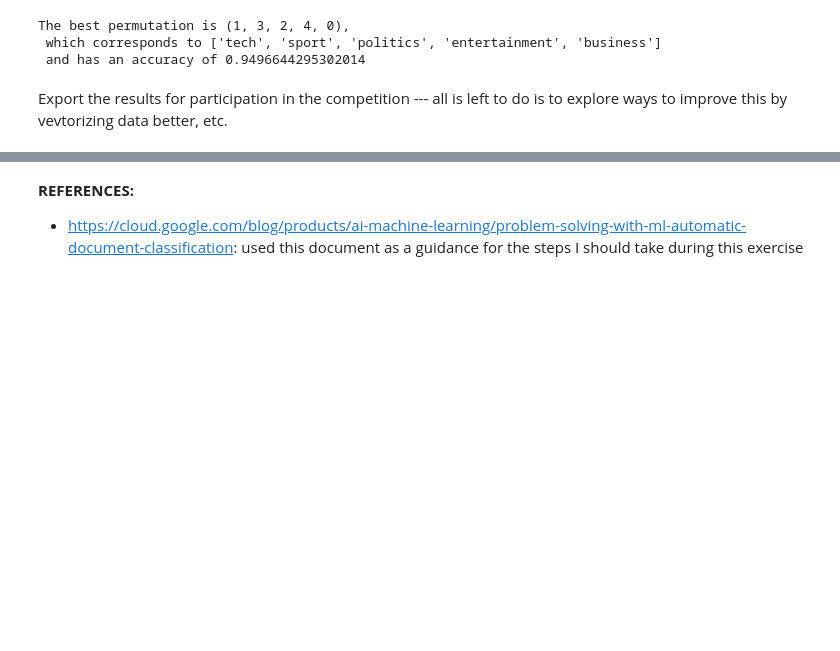
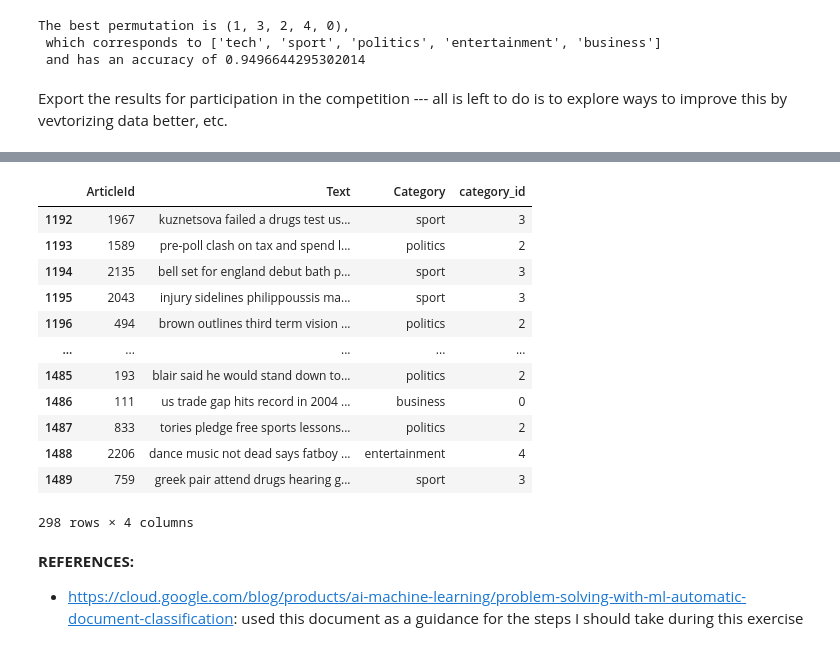
Before and after one commit to Adalberto-Machin/Kaggle_BBC_news_competition, a Jupyter notebook: report.ipynb, the cells around one changed output, grey strips where cells are left out. Drawn from its saved outputs; the diff is of its cells as text; code cells hidden in the pictures; blank space fills up the shorter version.

Commit message:
created the supervised learning class, and now i AM finishing touches

```diff
--- a/report.ipynb
+++ b/report.ipynb
@@ -434,3 +452,33 @@ results.to_csv("BBC_NEW_Solution.csv", index=False)
+# %%
+import utils
+# Load the data
+df_test = pd.read_csv("data/BBC News Test.csv")
+df_train = pd.read_csv("data/BBC News Train.csv")
+
+# Create the class for the supervised models
+supervised_model_articles = utils.SupervisedArticles(df_train, df_test)
+
+# separate training data into the initial training data and validation data for hyperparameter tuning
+train_data, validation_data = supervised_model_articles.split_train_validation()
+
+# train the random forest model with no hyperparameters using the training data
+supervised_model_articles.train_random_forest(train_data, validation_data)
+# %%
+validation_data
+# %% [output]
+|  | ArticleId | Text | Category | category_id |
+| 1192 | 1967 | kuznetsova failed a drugs test us... | sport | 3 |
+| 1193 | 1589 | pre-poll clash on tax and spend l... | politics | 2 |
+| 1194 | 2135 | bell set for england debut bath p... | sport | 3 |
+| 1195 | 2043 | injury sidelines philippoussis ma... | sport | 3 |
+| 1196 | 494 | brown outlines third term vision ... | politics | 2 |
+| ... | ... | ... | ... | ... |
+| 1485 | 193 | blair said he would stand down to... | politics | 2 |
+| 1486 | 111 | us trade gap hits record in 2004 ... | business | 0 |
+| 1487 | 833 | tories pledge free sports lessons... | politics | 2 |
+| 1488 | 2206 | dance music not dead says fatboy ... | entertainment | 4 |
+| 1489 | 759 | greek pair attend drugs hearing g... | sport | 3 |
+298 rows × 4 columns
 # %% [markdown]
 **REFERENCES:**
 * https://cloud.google.com/blog/products/ai-machine-learning/problem-solving-with-ml-automatic-document-classification: used this document as a guidance for the steps I should take during this exercise
```
Also changed, not shown: parts of 7 cells of this notebook, 1 other file.
